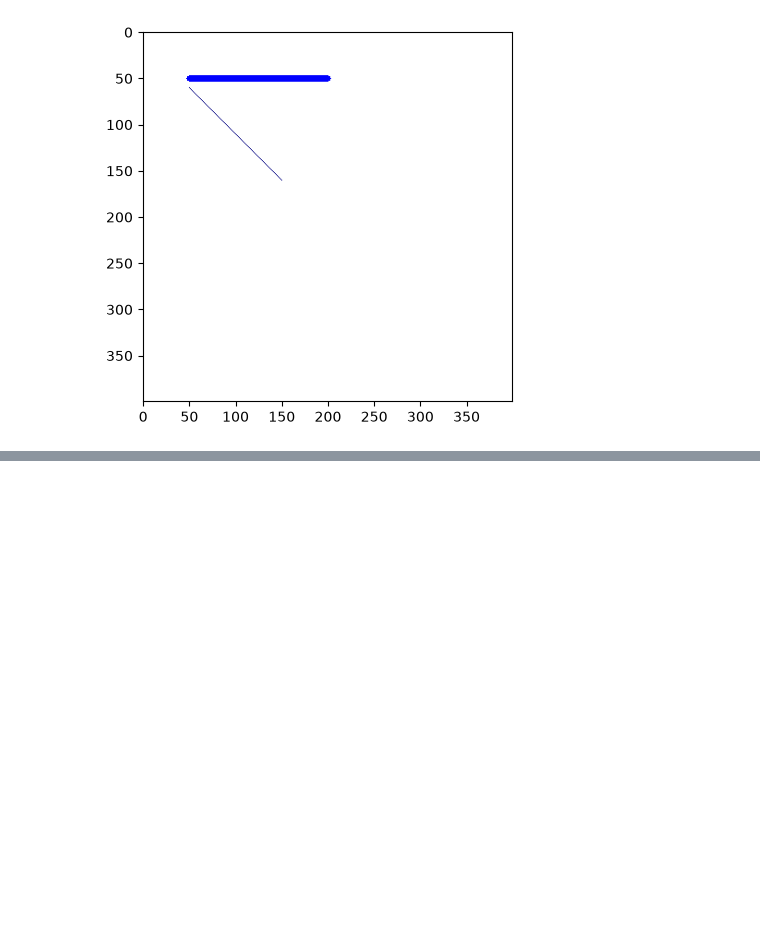
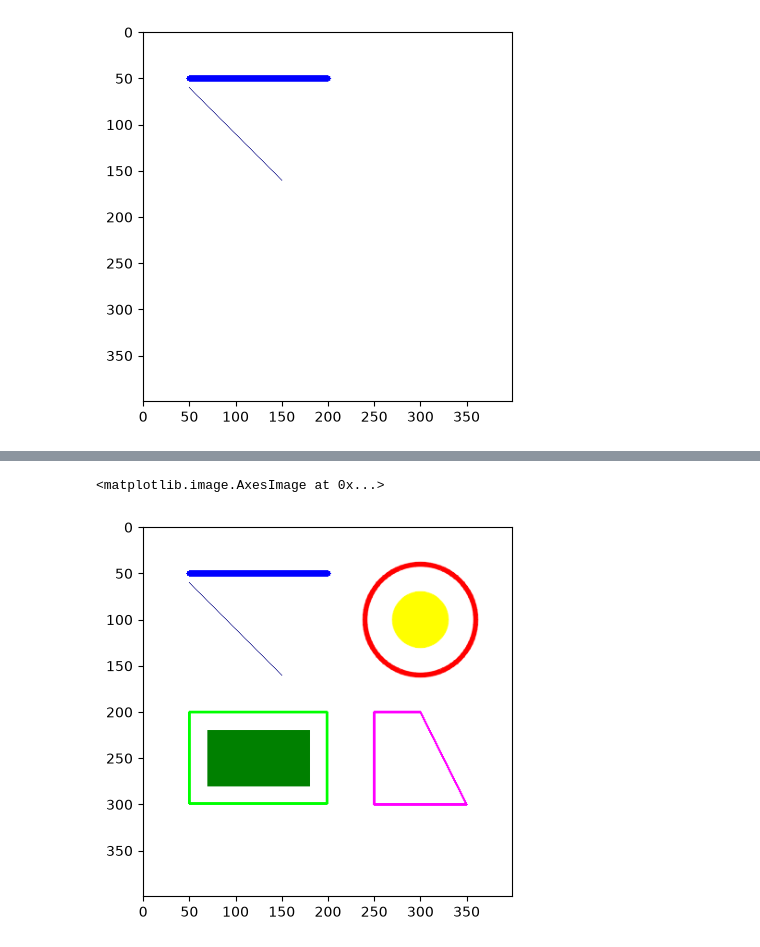
Before and after one commit to solidSnakesado/Physical-AI-study, a Jupyter notebook: opencv/src/drawSimpleFigure.ipynb, the cells around one changed output, grey strips where cells are left out. Drawn from its saved outputs; the diff is of its cells as text; code cells hidden in the pictures; blank space fills up the shorter version.

```diff
--- a/opencv/src/drawSimpleFigure.ipynb
+++ b/opencv/src/drawSimpleFigure.ipynb
@@ -236,0 +238,11 @@ plt.imshow(img)
+# %%
+cv2.circle(img, (300, 100), 30, (255, 255, 0), -1, cv2.LINE_AA)
+cv2.circle(img, (300, 100), 60, (255, 0, 0), 3, cv2.LINE_AA)
+
+pts = np.array([[250, 200], [300, 200], [350, 300], [250, 300]])
+cv2.polylines(img, [pts], True, (255, 0, 255), 2)
+
+plt.imshow(img)
+# %% [output]
+<matplotlib.image.AxesImage at 0x...>
+[figure, added]
```
Also changed, not shown: parts of 1 cell of this notebook, 2 other files.
